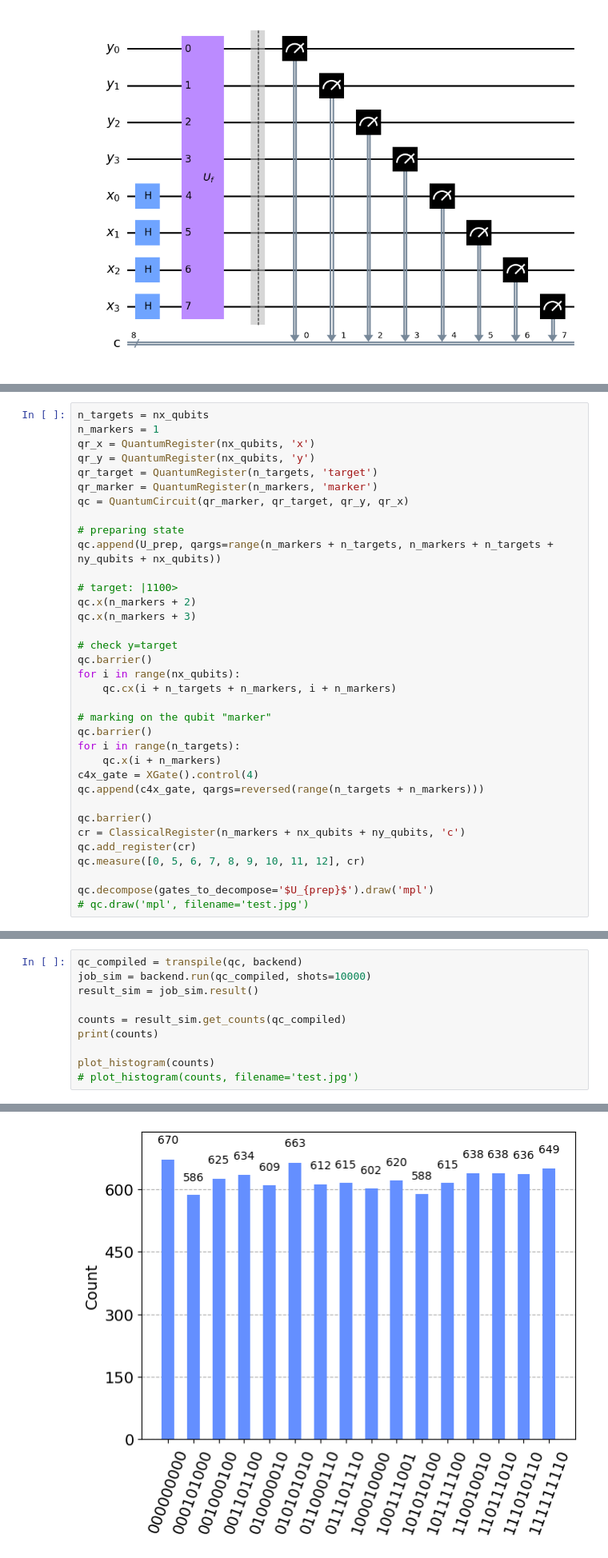
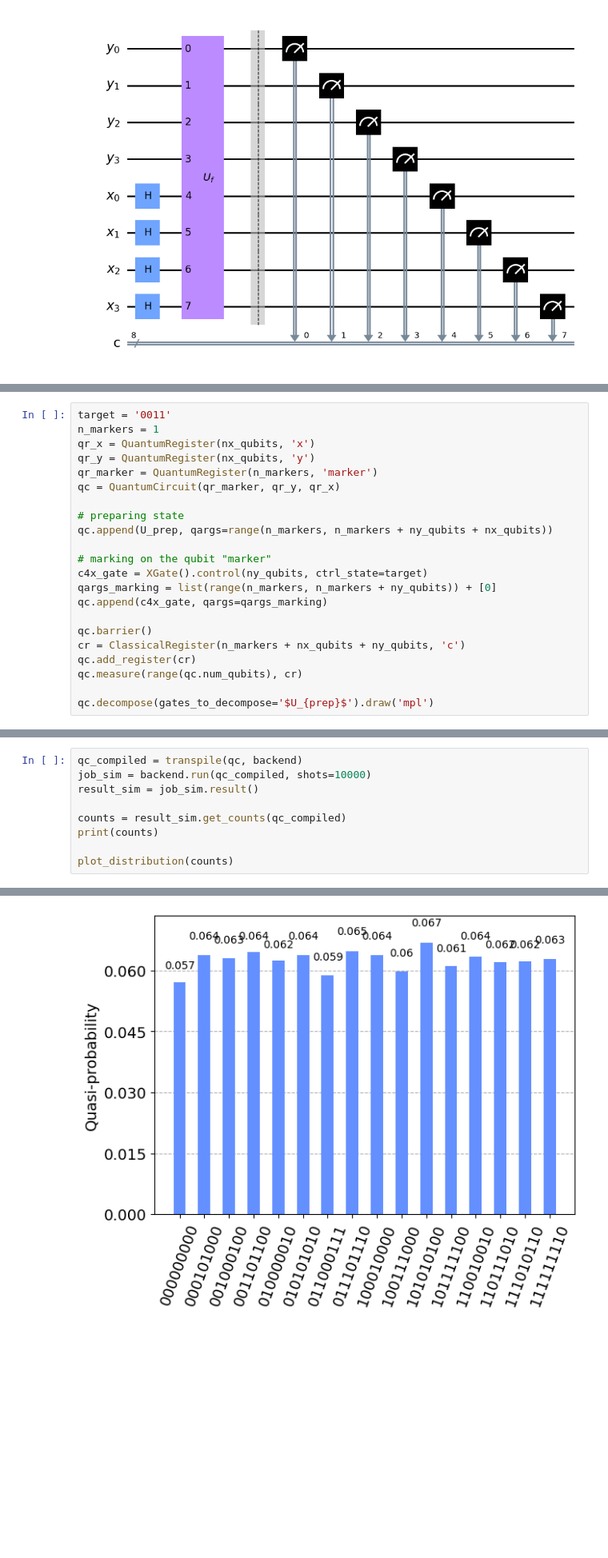
Before and after one commit to schrott512/quantum_samples, a Jupyter notebook: grover_search/grover_search_sample.ipynb, the cells around one changed output, grey strips where cells are left out. Shown: that part at 80% size. Drawn from its saved outputs; the diff is of its cells as text; blank space fills up the shorter version.

```diff
--- a/grover_search/grover_search_sample.ipynb
+++ b/grover_search/grover_search_sample.ipynb
@@ -89,37 +89,24 @@ We introduce additional ancilla qubits, and flip qubit No. 0 ("marker") to $|1\r
 The circuit diagram for this is as follows.
 # %%
-n_targets = nx_qubits
+target = '0011'
 n_markers = 1
 qr_x = QuantumRegister(nx_qubits, 'x')
 qr_y = QuantumRegister(nx_qubits, 'y')
-qr_target = QuantumRegister(n_targets, 'target')
 qr_marker = QuantumRegister(n_markers, 'marker')
-qc = QuantumCircuit(qr_marker, qr_target, qr_y, qr_x)
+qc = QuantumCircuit(qr_marker, qr_y, qr_x)
 
 # preparing state
-qc.append(U_prep, qargs=range(n_markers + n_targets, n_markers + n_targets + ny_qubits + nx_qubits))
-
-# target: |1100>
-qc.x(n_markers + 2)
-qc.x(n_markers + 3)
-
-# check y=target
-qc.barrier()
-for i in range(nx_qubits):
-    qc.cx(i + n_targets + n_markers, i + n_markers)
+qc.append(U_prep, qargs=range(n_markers, n_markers + ny_qubits + nx_qubits))
 
 # marking on the qubit "marker"
-qc.barrier()
-for i in range(n_targets):
-    qc.x(i + n_markers)
-c4x_gate = XGate().control(4)
-qc.append(c4x_gate, qargs=reversed(range(n_targets + n_markers)))
+c4x_gate = XGate().control(ny_qubits, ctrl_state=target)
+qargs_marking = list(range(n_markers, n_markers + ny_qubits)) + [0]
+qc.append(c4x_gate, qargs=qargs_marking)
 
 qc.barrier()
 cr = ClassicalRegister(n_markers + nx_qubits + ny_qubits, 'c')
 qc.add_register(cr)
-qc.measure([0, 5, 6, 7, 8, 9, 10, 11, 12], cr)
+qc.measure(range(qc.num_qubits), cr)
 
 qc.decompose(gates_to_decompose='$U_{prep}$').draw('mpl')
-# qc.draw('mpl', filename='test.jpg')
 # %% [output]
@@ -132,6 +119,5 @@ result_sim = job_sim.result()
 counts = result_sim.get_counts(qc_compiled)
 print(counts)
 
-plot_histogram(counts)
-# plot_histogram(counts, filename='test.jpg')
+plot_distribution(counts)
 # %% [output]
@@ -139,2 +125,2 @@ plot_histogram(counts)
-[figure, old version]
+[figure, new version]
 # %% [markdown]
```
Also changed, not shown: parts of 12 cells of this notebook.
